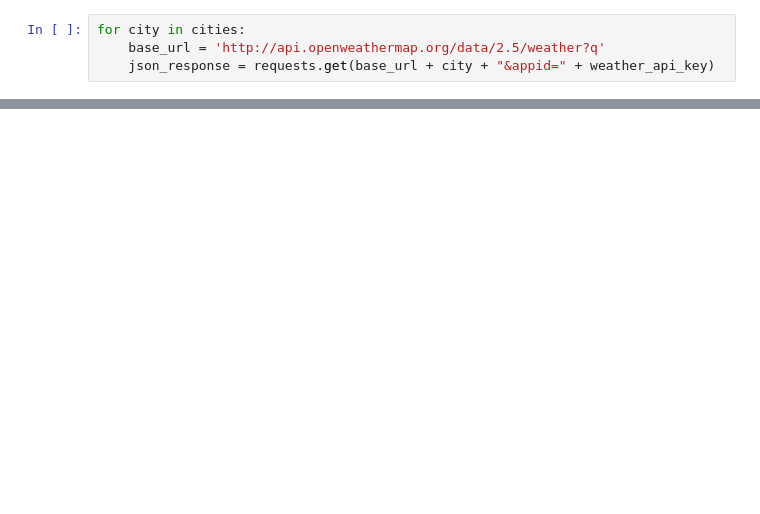
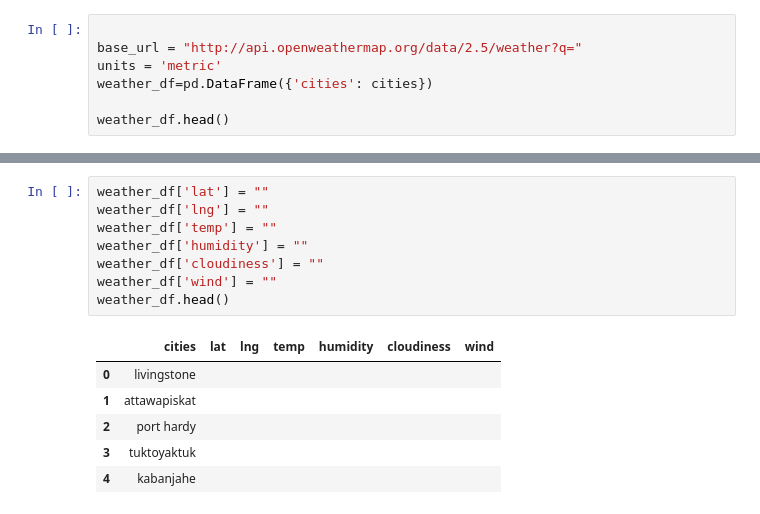
Before and after one commit to rromang/python-api, a Jupyter notebook: WeatherPy/weather.ipynb, the cells around one changed output, grey strips where cells are left out. Cells and saved outputs as stored; diff of their text form; blank space fills up the shorter version.

Commit message:
redo for loops for populating dataframe

```diff
--- a/WeatherPy/weather.ipynb
+++ b/WeatherPy/weather.ipynb
@@ -44,5 +52,8 @@ len(cities)
 # %%
-for city in cities:
-    base_url = 'http://api.openweathermap.org/data/2.5/weather?q'
-    json_response = requests.get(base_url + city + "&appid=" + weather_api_key)
+
+base_url = "http://api.openweathermap.org/data/2.5/weather?q="
+units = 'metric'
+weather_df=pd.DataFrame({'cities': cities})
+
+weather_df.head()
 # %% [output]
@@ -49,0 +100,15 @@ AttributeError: 'Response' object has no attribute 'log'
+# %%
+weather_df['lat'] = ""
+weather_df['lng'] = ""
+weather_df['temp'] = ""
+weather_df['humidity'] = ""
+weather_df['cloudiness'] = ""
+weather_df['wind'] = ""
+weather_df.head()
+# %% [output]
+|  | cities | lat | lng | temp | humidity | cloudiness | wind |
+| 0 | livingstone |  |  |  |  |  |  |
+| 1 | attawapiskat |  |  |  |  |  |  |
+| 2 | port hardy |  |  |  |  |  |  |
+| 3 | tuktoyaktuk |  |  |  |  |  |  |
+| 4 | kabanjahe |  |  |  |  |  |  |
```
Also changed, not shown: parts of 10 cells of this notebook.
